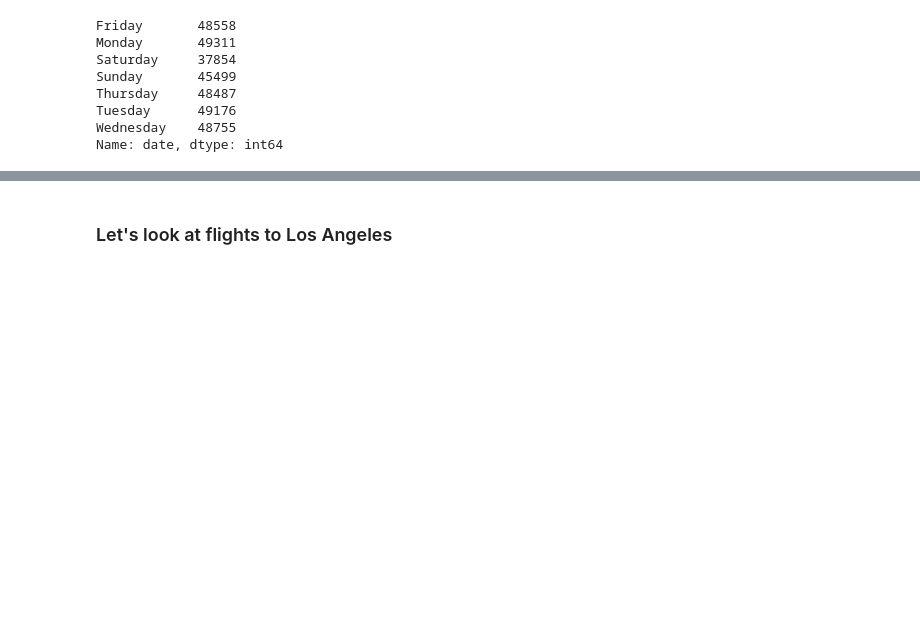
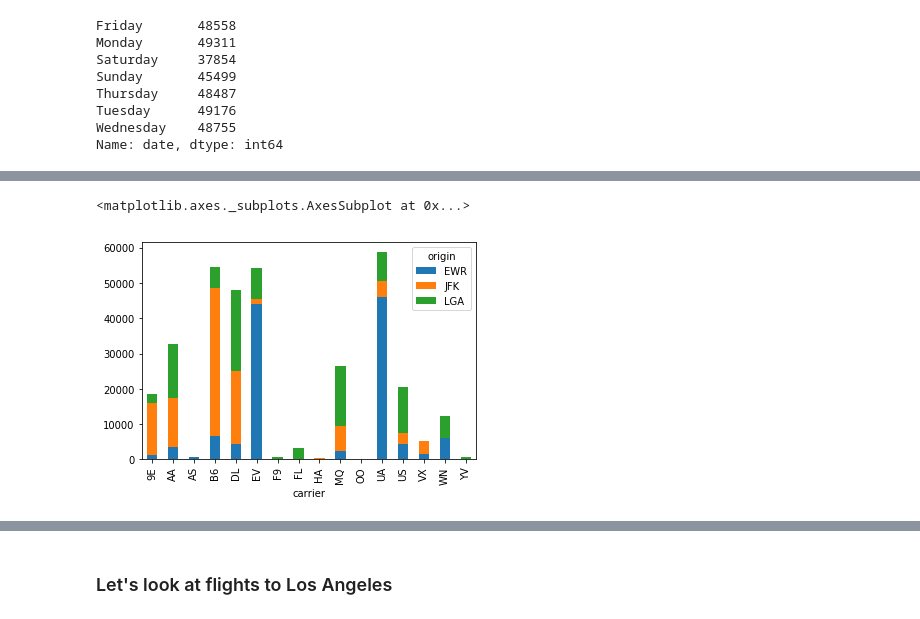
Before and after one commit to smileschen/2018-fa-stats131, a Jupyter notebook: 05-01_NYCFlights13.ipynb, the cells around one changed output, grey strips where cells are left out. Drawn from its saved outputs; the diff is of its cells as text; code cells hidden in the pictures; blank space fills up the shorter version.

```diff
--- a/05-01_NYCFlights13.ipynb
+++ b/05-01_NYCFlights13.ipynb
@@ -407,0 +480,6 @@ Name: date, dtype: int64
+# %%
+flights.pivot_table('flight',index = 'carrier',
+                    columns = 'origin', aggfunc = 'count').plot.bar(stacked = True)
+# %% [output]
+<matplotlib.axes._subplots.AxesSubplot at 0x...>
+[figure, added]
```
Also changed, not shown: parts of 13 cells of this notebook.
